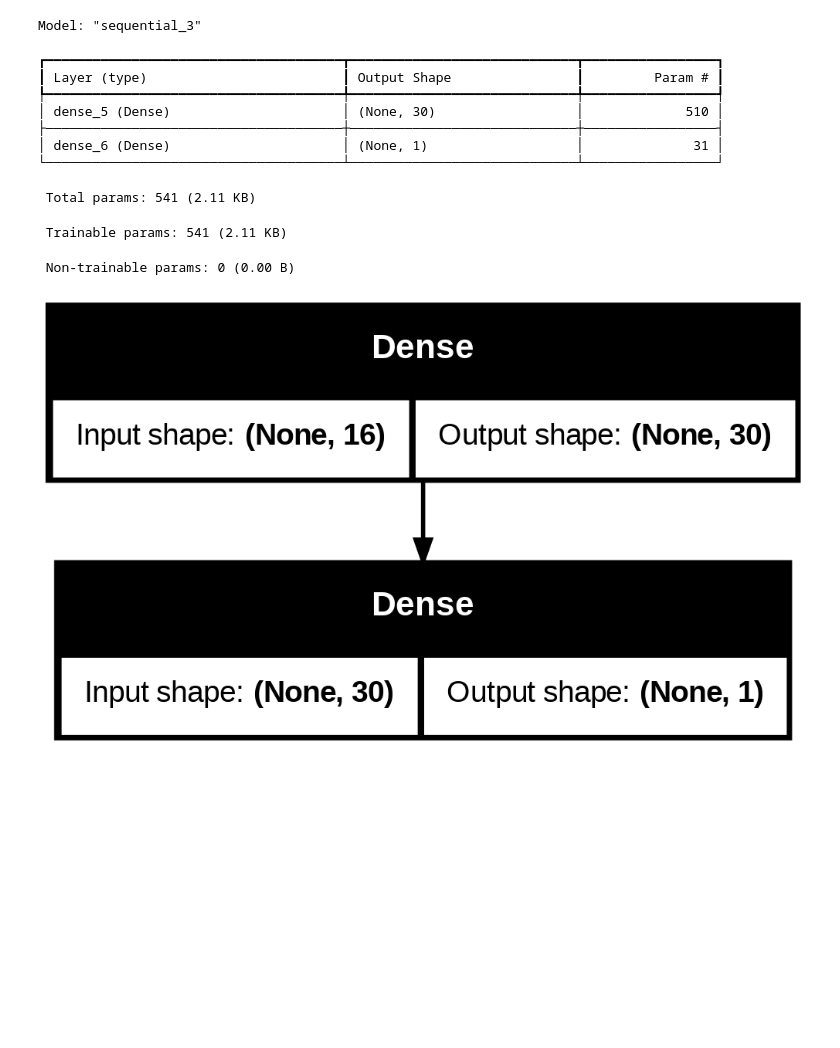
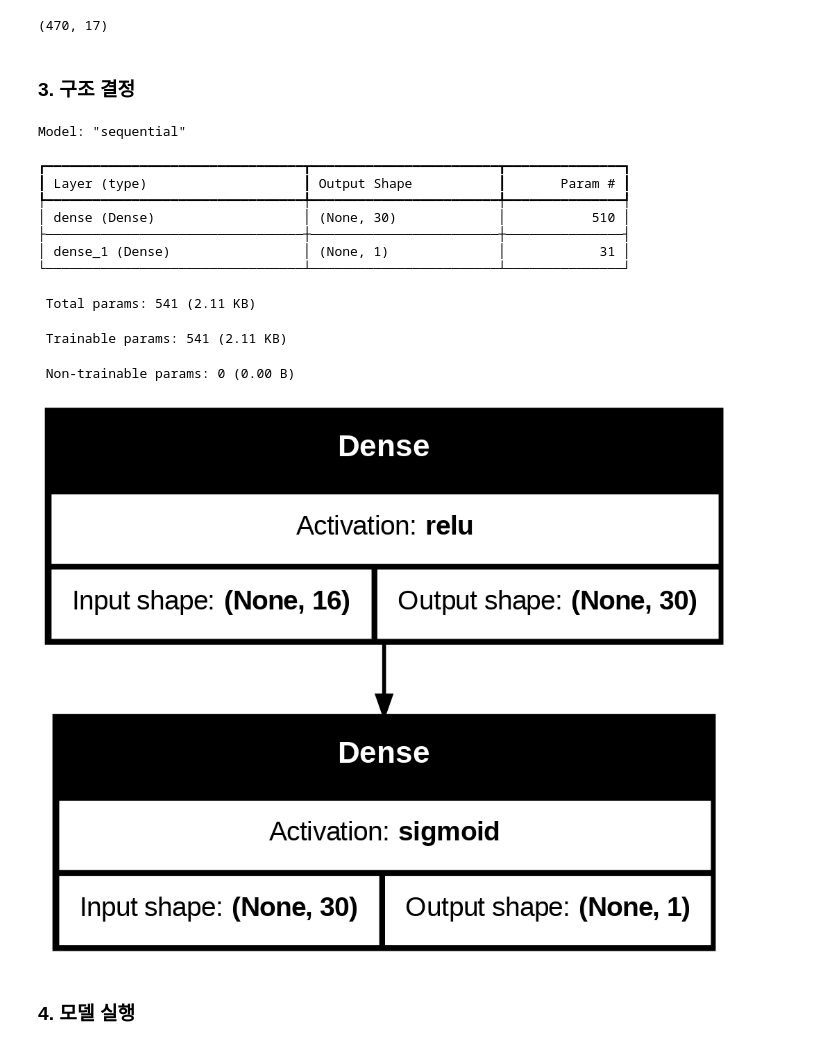
Before and after one commit to rms5010/deep-learning-practice, a Jupyter notebook: dl_practice.ipynb, the cells around one changed output. Drawn from its saved outputs; the diff is of its cells as text; code cells hidden in the pictures; blank space fills up the shorter version.

```diff
--- a/dl_practice.ipynb
+++ b/dl_practice.ipynb
@@ -16,28 +41,38 @@ fatal: destination path 'data' already exists and is not an empty directory.
+# %%
+df.shape
+# %% [output]
+(470, 17)
+# %% [markdown]
+### 3. 구조 결정
 # %%
-model = Sequential([
-  Input(shape=(16,))
-  ,Dense(30, activation='relu')
-  ,Dense(1, activation= 'sigmoid')
-]) # 모델 구조 결정
+# model = Sequential([
+#   Input(shape=(16,))
+#   ,Dense(30, activation='relu')
+#   ,Dense(1, activation= 'sigmoid')
+# ])
 
-# model.add(Dense(30, input_shape=(16,), activation='relu')) # 모델 추가(relu)
-# model.add(Dense(1, activation= 'sigmoid')) # 모델 추가(sigmold)
+model = Sequential()
+model.add(Input(shape=(16,)))
+model.add(Dense(30, activation='relu'))
+model.add(Dense(1, activation= 'sigmoid'))
 
 model.summary()
-plot_model(model,show_shapes=True)
+plot_model(model,show_shapes=True, show_layer_activations=True)
 # %% [output]
-Model: "sequential_3"
+Model: "sequential"
-┏━━━━━━━━━━━━━━━━━━━━━━━━━━━━━━━━━━━━━━┳━━━━━━━━━━━━━━━━━━━━━━━━━━━━━┳━━━━━━━━━━━━━━━━━┓
-┃ Layer (type)                         ┃ Output Shape                ┃         Param # ┃
-┡━━━━━━━━━━━━━━━━━━━━━━━━━━━━━━━━━━━━━━╇━━━━━━━━━━━━━━━━━━━━━━━━━━━━━╇━━━━━━━━━━━━━━━━━┩
-│ dense_5 (Dense)                      │ (None, 30)                  │             510 │
-├──────────────────────────────────────┼─────────────────────────────┼─────────────────┤
-│ dense_6 (Dense)                      │ (None, 1)                   │              31 │
-└──────────────────────────────────────┴─────────────────────────────┴─────────────────┘
+┏━━━━━━━━━━━━━━━━━━━━━━━━━━━━━━━━━┳━━━━━━━━━━━━━━━━━━━━━━━━┳━━━━━━━━━━━━━━━┓
+┃ Layer (type)                    ┃ Output Shape           ┃       Param # ┃
+┡━━━━━━━━━━━━━━━━━━━━━━━━━━━━━━━━━╇━━━━━━━━━━━━━━━━━━━━━━━━╇━━━━━━━━━━━━━━━┩
+│ dense (Dense)                   │ (None, 30)             │           510 │
+├─────────────────────────────────┼────────────────────────┼───────────────┤
+│ dense_1 (Dense)                 │ (None, 1)              │            31 │
+└─────────────────────────────────┴────────────────────────┴───────────────┘
  Total params: 541 (2.11 KB)
  Trainable params: 541 (2.11 KB)
  Non-trainable params: 0 (0.00 B)
-[figure, old version]
+[figure, new version]
+# %% [markdown]
+### 4. 모델 실행
 # %%
 model.compile(loss='binary_crossentropy', optimizer='adam', metrics=['accuracy'])
 history=model.fit(X, y, epochs=5, batch_size=16) # 각 층을 5번 오가며, 한 번 오갈 때 16개의 데이터를 사용
```
Also changed, not shown: parts of 15 cells of this notebook.
